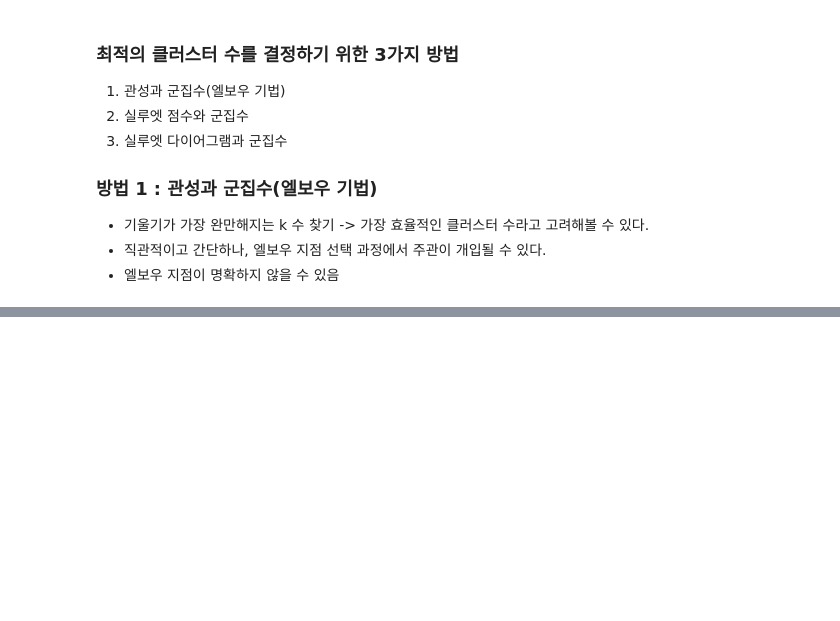
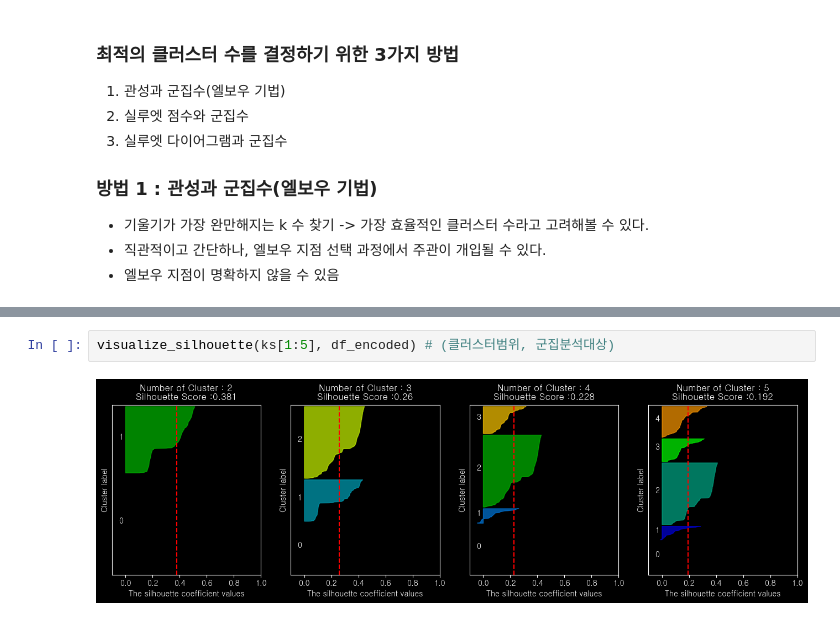
Before and after one commit to good0neighbour/ESTCampAI, a Jupyter notebook: 머신러닝/ex03구내식당관리.ipynb, the cells around one changed output, grey strips where cells are left out. Drawn from its saved outputs; the diff is of its cells as text; blank space fills up the shorter version.

```diff
--- a/머신러닝/ex03구내식당관리.ipynb
+++ b/머신러닝/ex03구내식당관리.ipynb
@@ -732,0 +852,4 @@ Name: count, dtype: int64
+# %%
+visualize_silhouette(ks[1:5], df_encoded) # (클러스터범위, 군집분석대상)
+# %% [output]
+[figure, added]
```
Also changed, not shown: parts of 57 cells of this notebook, 1 other file.
